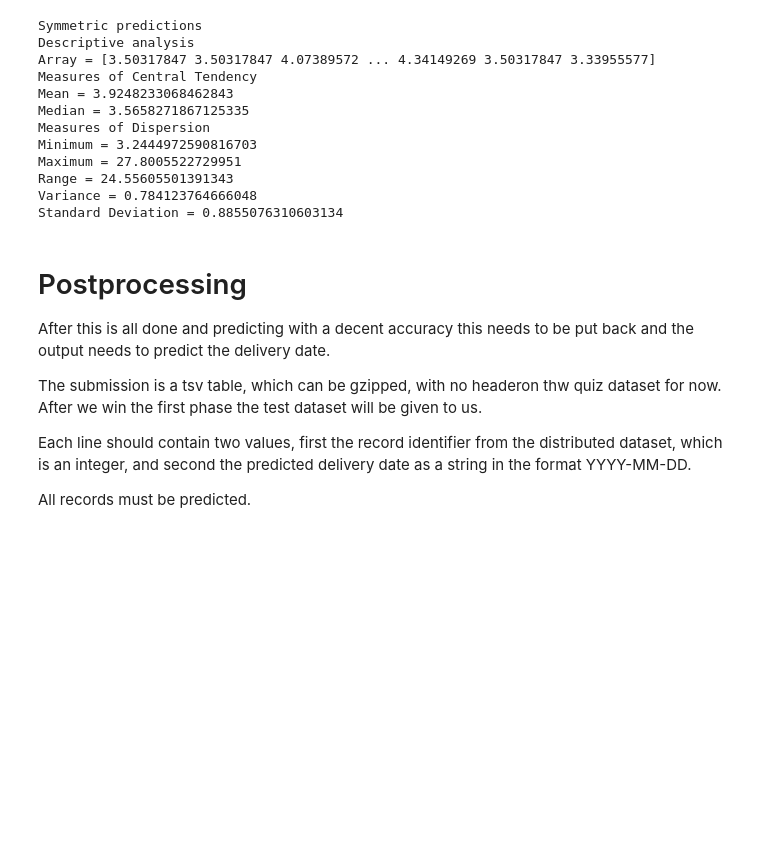
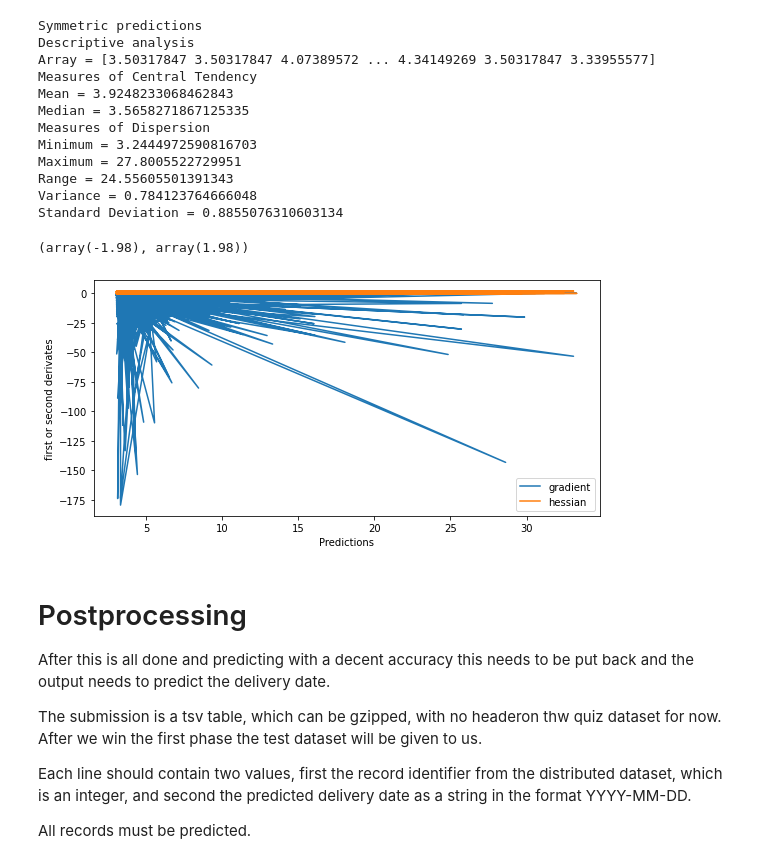
Before and after one commit to Swagget/ebay_delivery_prediction_competition, a Jupyter notebook: notebooks/Loss function creation 2.ipynb, the cells around one changed output. Drawn from its saved outputs; the diff is of its cells as text; code cells hidden in the pictures; blank space fills up the shorter version.

```diff
--- a/notebooks/Loss function creation 2.ipynb
+++ b/notebooks/Loss function creation 2.ipynb
@@ -368,6 +394,25 @@ Maximum = 27.8005522729951
 Range = 24.55605501391343
 Variance = 0.784123764666048
 Standard Deviation = 0.8855076310603134
+# %%
+custom_asymmetric_objective_v2(np.array(4), np.array(3))
+# %% [output]
+(array(-1.98), array(1.98))
+# %%
+grad, hess = custom_asymmetric_objective_v2(y_test, y_predicted)
+
+fig, ax = plt.subplots(1,1, figsize=(8,4))
+
+# ax.plot(y_hat, errors)
+ax.plot(y_predicted, grad)
+ax.plot(y_predicted, hess)
+ax.legend(('gradient', 'hessian'))
+ax.set_xlabel('Predictions')
+ax.set_ylabel('first or second derivates')
+
+fig.tight_layout()
+# %% [output]
+[figure, added]
 # %%
 y_predicted
 # %%
```
Also changed, not shown: parts of 24 cells of this notebook.
